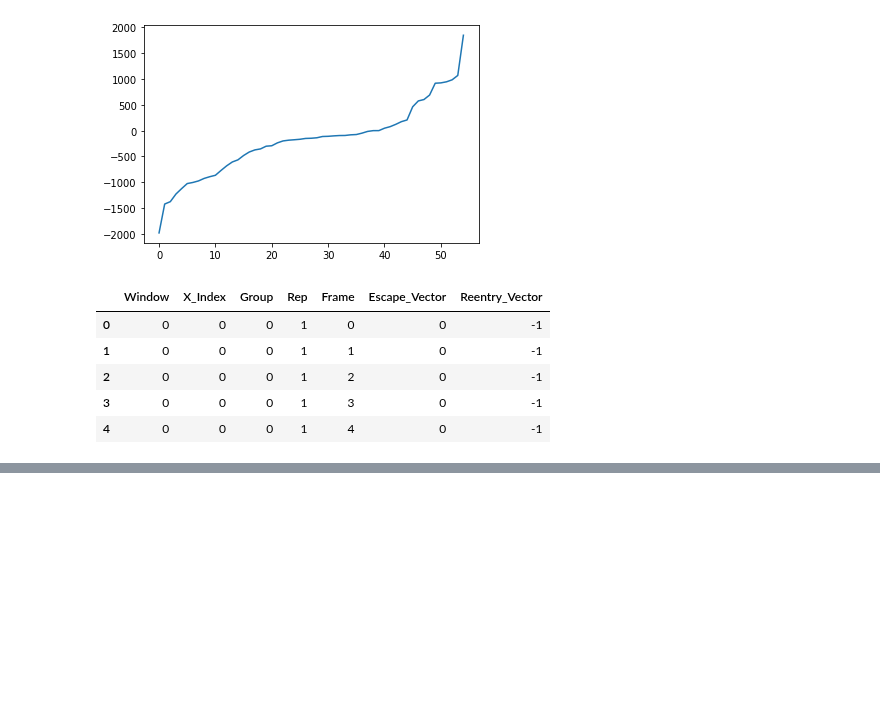
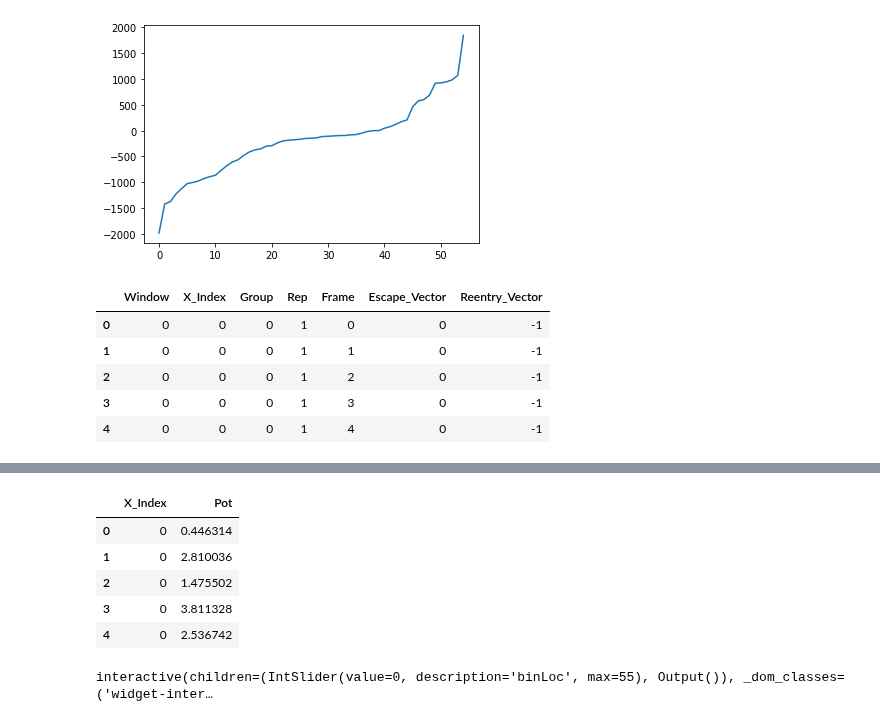
Before and after one commit to wesleymsmith/Milestoning_Analysis, a Jupyter notebook: MD_Milestone_Analysis_Testing.ipynb, the cells around one changed output, grey strips where cells are left out. Cells and saved outputs as stored; diff of their text form; code cells hidden in the pictures; blank space fills up the shorter version.

```diff
--- a/MD_Milestone_Analysis_Testing.ipynb
+++ b/MD_Milestone_Analysis_Testing.ipynb
@@ -1054,0 +1061,13 @@ plt.show()
+# %%
+potBootFrame=pd.DataFrame(potBootData,
+             columns=['%02g'%ii for ii in np.arange(np.array(potBootData).shape[1])])
+potBootFrame=pd.melt(potBootFrame,var_name='X_Index',value_name='Pot')
+potBootFrame['X_Index']=pd.Series(potBootFrame['X_Index'],dtype=int)
+potBootFrame.head()
+# %% [output]
+|  | X_Index | Pot |
+| 0 | 0 | 0.446314 |
+| 1 | 0 | 2.810036 |
+| 2 | 0 | 1.475502 |
+| 3 | 0 | 3.811328 |
+| 4 | 0 | 2.536742 |
@@ -1054,0 +1076,12 @@ plt.show()
+# %%
+@interact
+def plot_bin_pot_dist(binLoc=widgets.IntSlider(
+        min=potBootFrame['X_Index'].min(),
+        max=potBootFrame['X_Index'].max()
+    )):
+    plt.figure(figsize=(12,9))
+    sns.distplot(a=potBootFrame[potBootFrame['X_Index']==binLoc]['Pot'],
+                 rug=True,bin)
+    plt.show()
+# %% [output]
+interactive(children=(IntSlider(value=0, description='binLoc', max=55), Output()), _dom_classes=('widget-inter…
```
Also changed, not shown: parts of 9 cells of this notebook.
